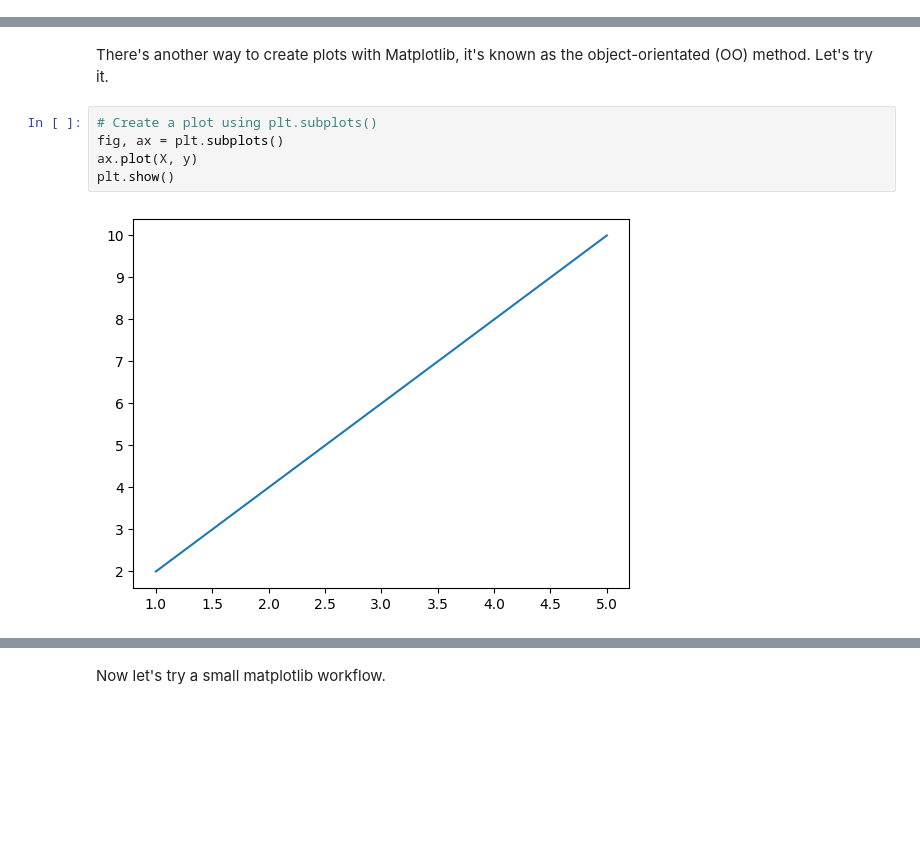
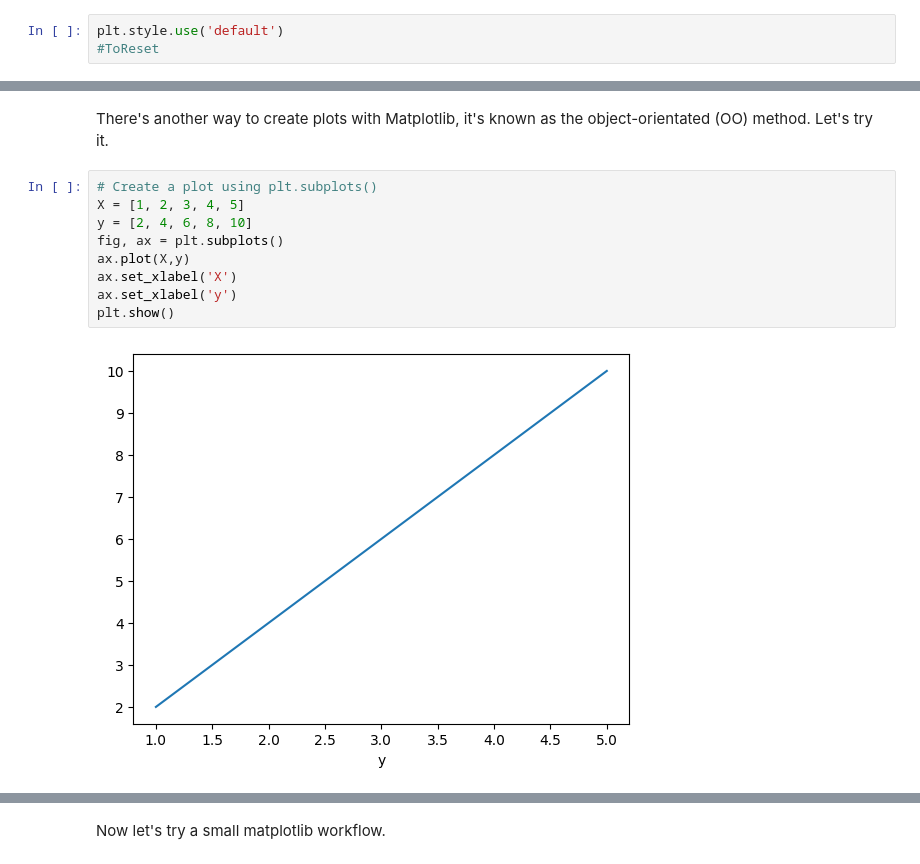
Before and after one commit to cri10dm-4/DSA-5620, a Jupyter notebook: ICP3/ICP3_B.ipynb, the cells around one changed output, grey strips where cells are left out. Cells and saved outputs as stored; diff of their text form; blank space fills up the shorter version.

```diff
--- a/ICP3/ICP3_B.ipynb
+++ b/ICP3/ICP3_B.ipynb
@@ -20,3 +21,6 @@ Mounted at /content/drive
+# %%
+plt.style.use('default')
+#ToReset
 # %%
 # Import the pyplot module from matplotlib as plt and make sure
 # plots appear in the notebook using '%matplotlib inline'
@@ -52,9 +56,13 @@ plt.show()
 There's another way to create plots with Matplotlib, it's known as the object-orientated (OO) method. Let's try it.
 # %%
 # Create a plot using plt.subplots()
+X = [1, 2, 3, 4, 5]
+y = [2, 4, 6, 8, 10]
 fig, ax = plt.subplots()
-ax.plot(X, y)
+ax.plot(X,y)
+ax.set_xlabel('X')
+ax.set_xlabel('y')
 plt.show()
 # %% [output]
-[figure, old version]
+[figure, new version]
 # %%
```
Also changed, not shown: parts of 18 cells of this notebook.
